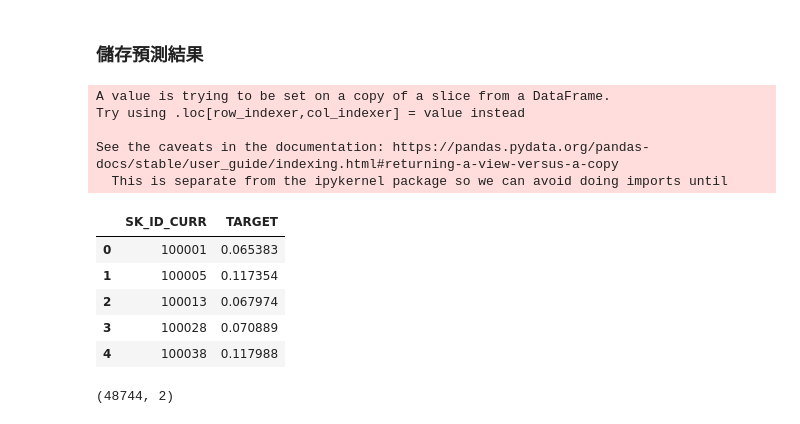
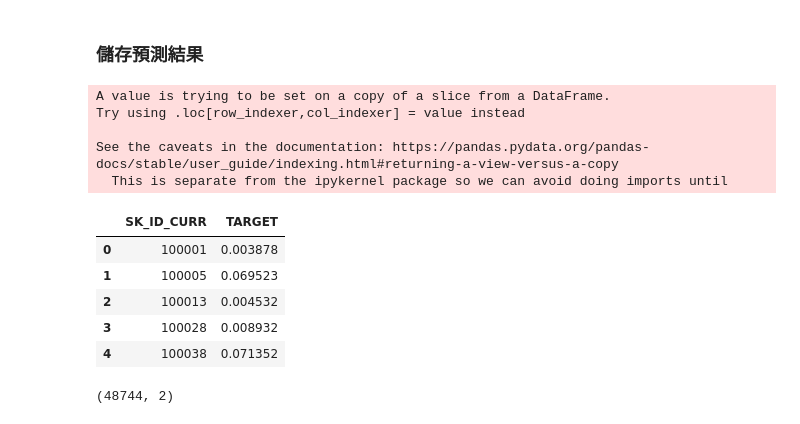
Before and after one commit to penguinwang96825/ML100Days, a Jupyter notebook: homework/Day021/Day_021_HW.ipynb, the cells around one changed output. Cells and saved outputs as stored; diff of their text form; code cells hidden in the pictures.

```diff
--- a/homework/Day021/Day_021_HW.ipynb
+++ b/homework/Day021/Day_021_HW.ipynb
@@ -140,0 +152,30 @@ Best parameters set:
+# %%
+from xgboost import XGBClassifier
+from sklearn.model_selection import StratifiedKFold
+from sklearn.model_selection import RandomizedSearchCV
+
+xgb = XGBClassifier(
+    random_state=17,
+    slient=0,
+    n_jobs=multiprocessing.cpu_count())
+
+param_test = {
+    'learning_rate': [0.1, 0.01, 0.001],
+    'n_estimators': [300, 400, 500],
+    'max_depth': [10, 15, 20]
+}
+
+skf = StratifiedKFold(n_splits=3, shuffle=True, random_state=17)
+
+rsearch = RandomizedSearchCV(
+    xgb,
+    param_distributions=param_test,
+    n_iter=5,
+    scoring='roc_auc',
+    n_jobs=multiprocessing.cpu_count(),
+    cv=skf.split(train, train_labels),
+    verbose=2,
+    random_state=17)
+
+rsearch.fit(train, train_labels)
+print_best_score(rsearch, param_test)
@@ -140,0 +192,7 @@ Best parameters set:
+# %%
+xgb_pred = rsearch.predict_proba(test)[:, 1]
+
+plt.figure(figsize=(10, 4))
+sns.distplot(xgb_pred)
+plt.grid()
+plt.show()
@@ -156,21 +205,21 @@ plt.show()
 # %%
 # 計算提交結果
 submit = app_test[['SK_ID_CURR']]
-submit['TARGET'] = log_reg_pred
+submit['TARGET'] = xgb_pred
 
 submit.head()
 # %% [output]
 A value is trying to be set on a copy of a slice from a DataFrame.
 Try using .loc[row_indexer,col_indexer] = value instead
 
 See the caveats in the documentation: https://pandas.pydata.org/pandas-docs/stable/user_guide/indexing.html#returning-a-view-versus-a-copy
   This is separate from the ipykernel package so we can avoid doing imports until
 |  | SK_ID_CURR | TARGET |
-| 0 | 100001 | 0.065383 |
-| 1 | 100005 | 0.117354 |
-| 2 | 100013 | 0.067974 |
-| 3 | 100028 | 0.070889 |
-| 4 | 100038 | 0.117988 |
+| 0 | 100001 | 0.003878 |
+| 1 | 100005 | 0.069523 |
+| 2 | 100013 | 0.004532 |
+| 3 | 100028 | 0.008932 |
+| 4 | 100038 | 0.071352 |
 # %%
 submit.shape
 # %% [output]
```
Also changed, not shown: parts of 6 cells of this notebook, 1 other file.
